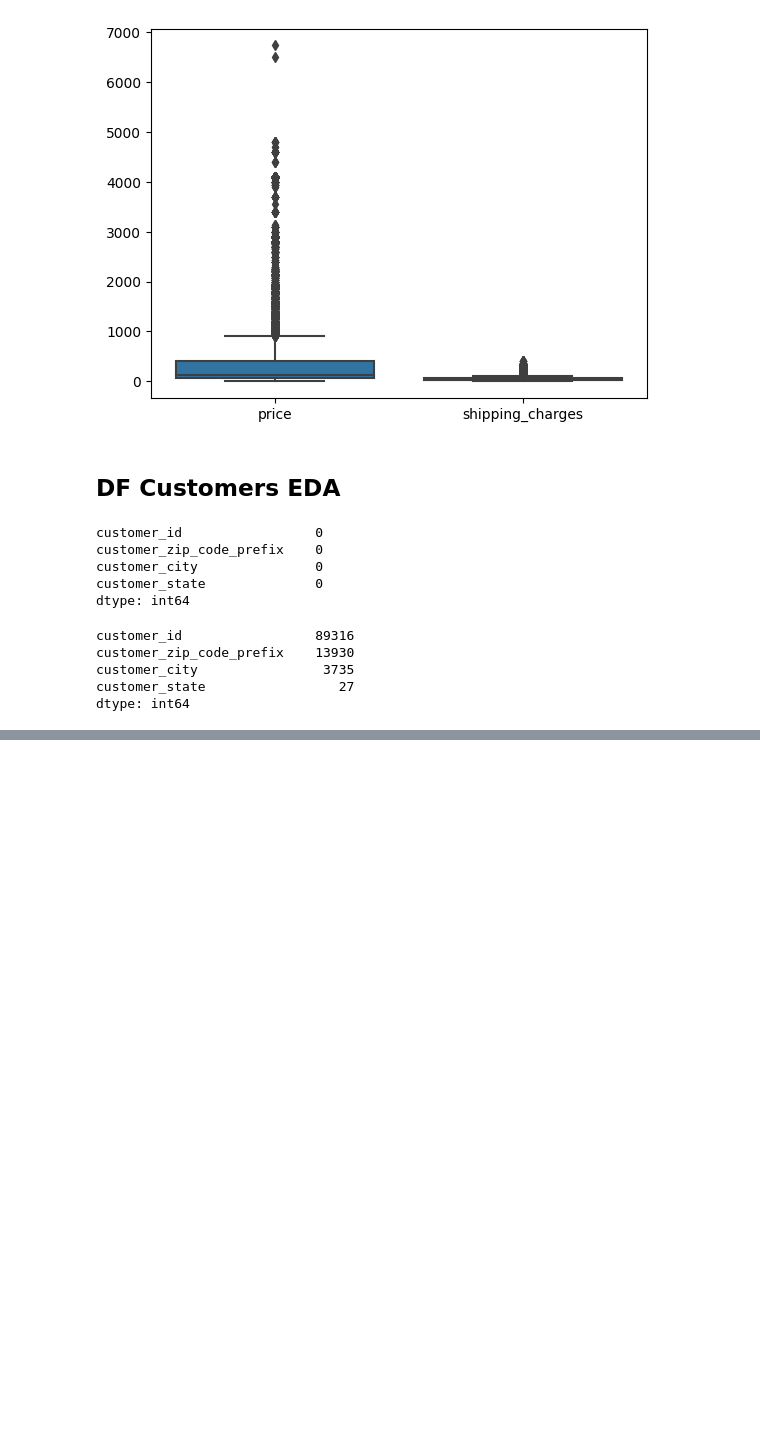
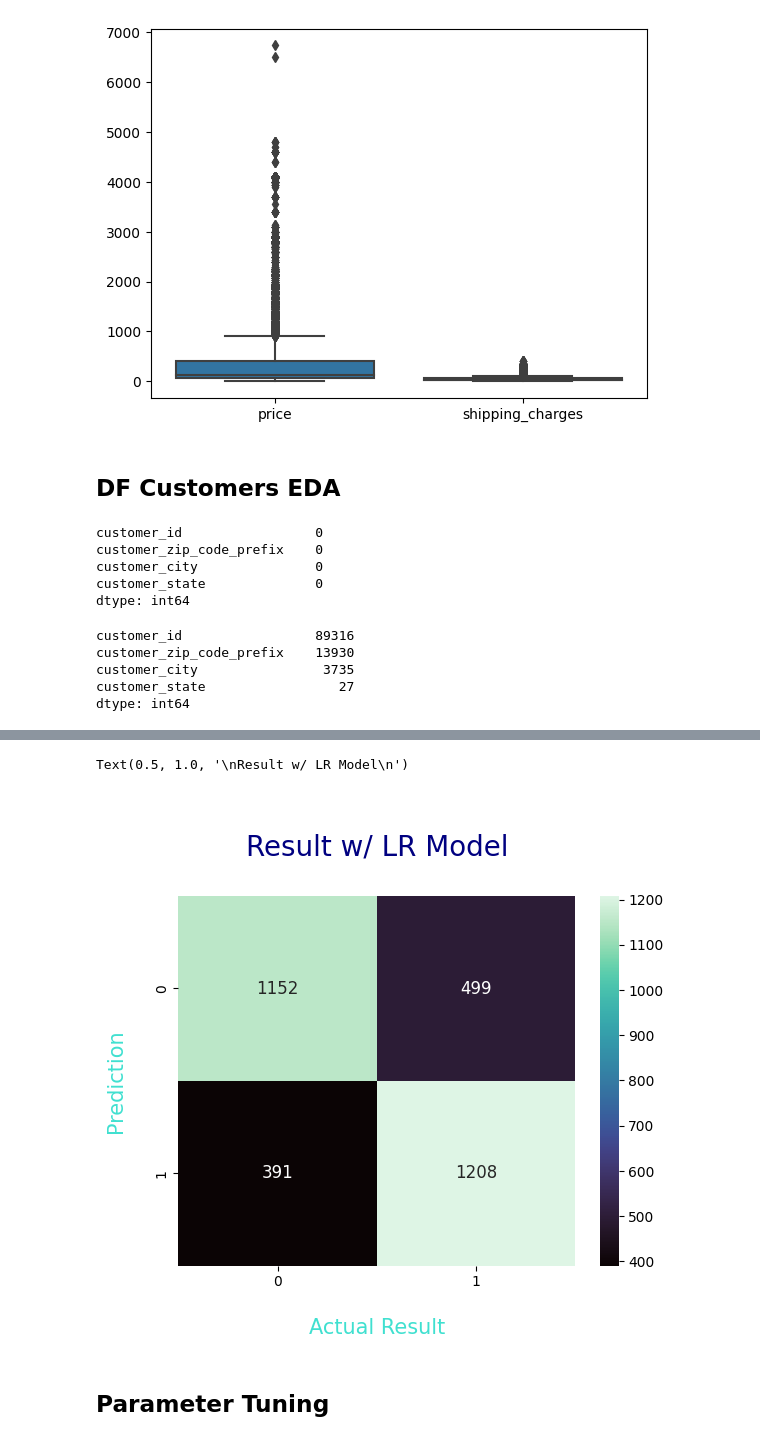
Before and after one commit to radyadhewa/Intelligo-Kali-Ini-Lolos, a Jupyter notebook: IntelligoKIL.ipynb, the cells around one changed output, grey strips where cells are left out. Drawn from its saved outputs; the diff is of its cells as text; code cells hidden in the pictures; blank space fills up the shorter version.

```diff
--- a/IntelligoKIL.ipynb
+++ b/IntelligoKIL.ipynb
@@ -1324,0 +1202,2 @@ pred_RFC = RFC.predict(x_test)
+# %%
+X_train, X_test, y_train, y_test = train_test_split(X, y, test_size=0.25, random_state=123, shuffle=True)
@@ -1324,0 +1208,3 @@ pred_RFC = RFC.predict(x_test)
+# %%
+LR = RandomForestClassifier(random_state=123)
+LR.fit(X_train, y_train)
@@ -1324,0 +1219,3 @@ pred_RFC = RFC.predict(x_test)
+# %%
+y_pred_test = LR.predict(X_test)
+y_pred_test
@@ -1324,0 +1274,21 @@ pred_RFC = RFC.predict(x_test)
+# %%
+conf_mat = confusion_matrix(y_test, y_pred_test)
+# %%
+label = [0,1]
+sns.heatmap(
+    conf_mat,
+    xticklabels=label,
+    yticklabels=label,
+    fmt='d',
+    annot_kws={'size':12},
+    annot = True,
+    cmap = 'mako'
+    )
+plt.xlabel('\nActual Result', fontsize=15, color='turquoise')
+plt.ylabel('Prediction\n', fontsize=15, color='turquoise')
+plt.title('\nResult w/ LR Model\n',  fontsize=20, color='navy')
+# %% [output]
+Text(0.5, 1.0, '\nResult w/ LR Model\n')
+[figure, added]
+# %% [markdown]
+## Parameter Tuning
```
Also changed, not shown: parts of 132 cells of this notebook.
